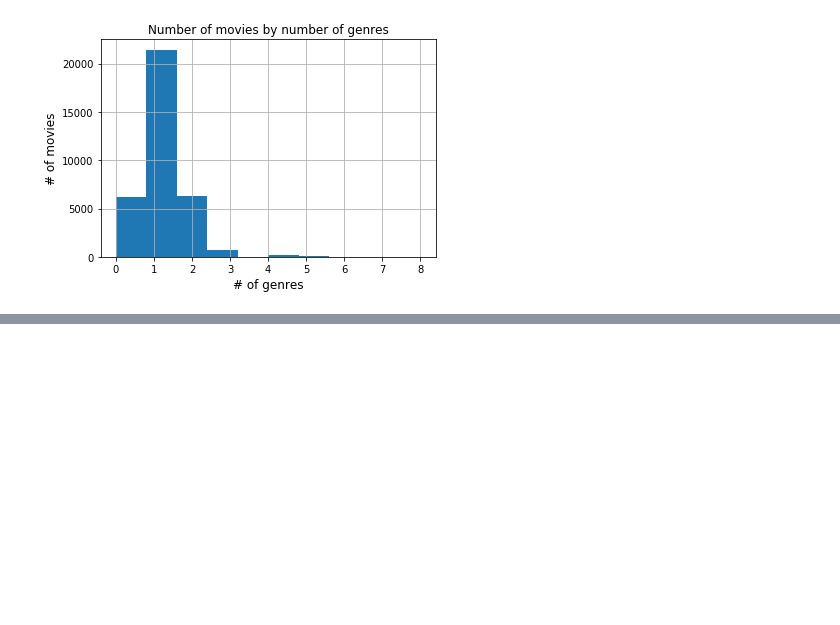
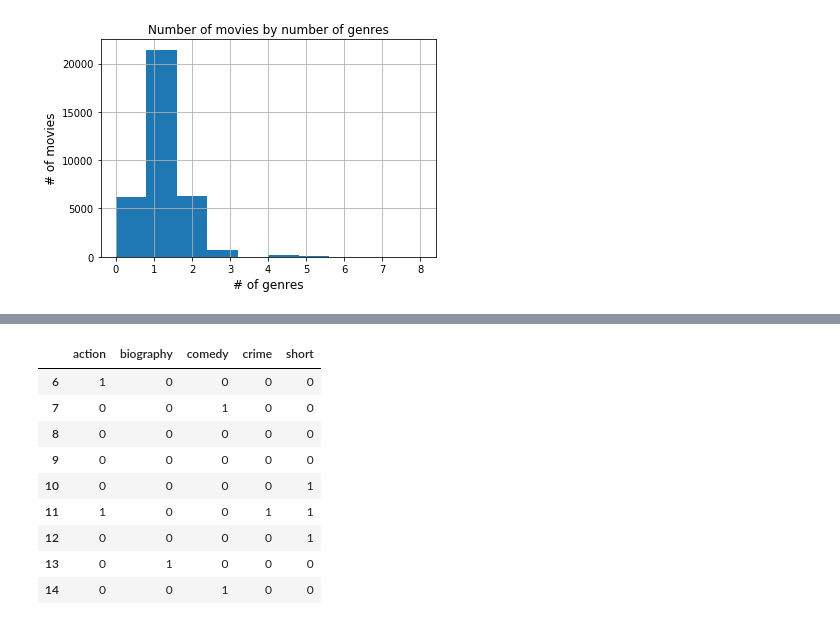
Before and after one commit to AlbertNegura/CATS, a Jupyter notebook: CATS-Main.ipynb, the cells around one changed output, grey strips where cells are left out. Cells and saved outputs as stored; diff of their text form; code cells hidden in the pictures; blank space fills up the shorter version.

```diff
--- a/CATS-Main.ipynb
+++ b/CATS-Main.ipynb
@@ -603,0 +875,13 @@ movies.head()
+# %%
+movies.GenreSplitMain[6:15].apply(lambda x: '-'.join(x)).str.get_dummies(sep='-')
+# %% [output]
+|  | action | biography | comedy | crime | short |
+| 6 | 1 | 0 | 0 | 0 | 0 |
+| 7 | 0 | 0 | 1 | 0 | 0 |
+| 8 | 0 | 0 | 0 | 0 | 0 |
+| 9 | 0 | 0 | 0 | 0 | 0 |
+| 10 | 0 | 0 | 0 | 0 | 1 |
+| 11 | 1 | 0 | 0 | 1 | 1 |
+| 12 | 0 | 0 | 0 | 0 | 1 |
+| 13 | 0 | 1 | 0 | 0 | 0 |
+| 14 | 0 | 0 | 1 | 0 | 0 |
```
Also changed, not shown: parts of 20 cells of this notebook.
